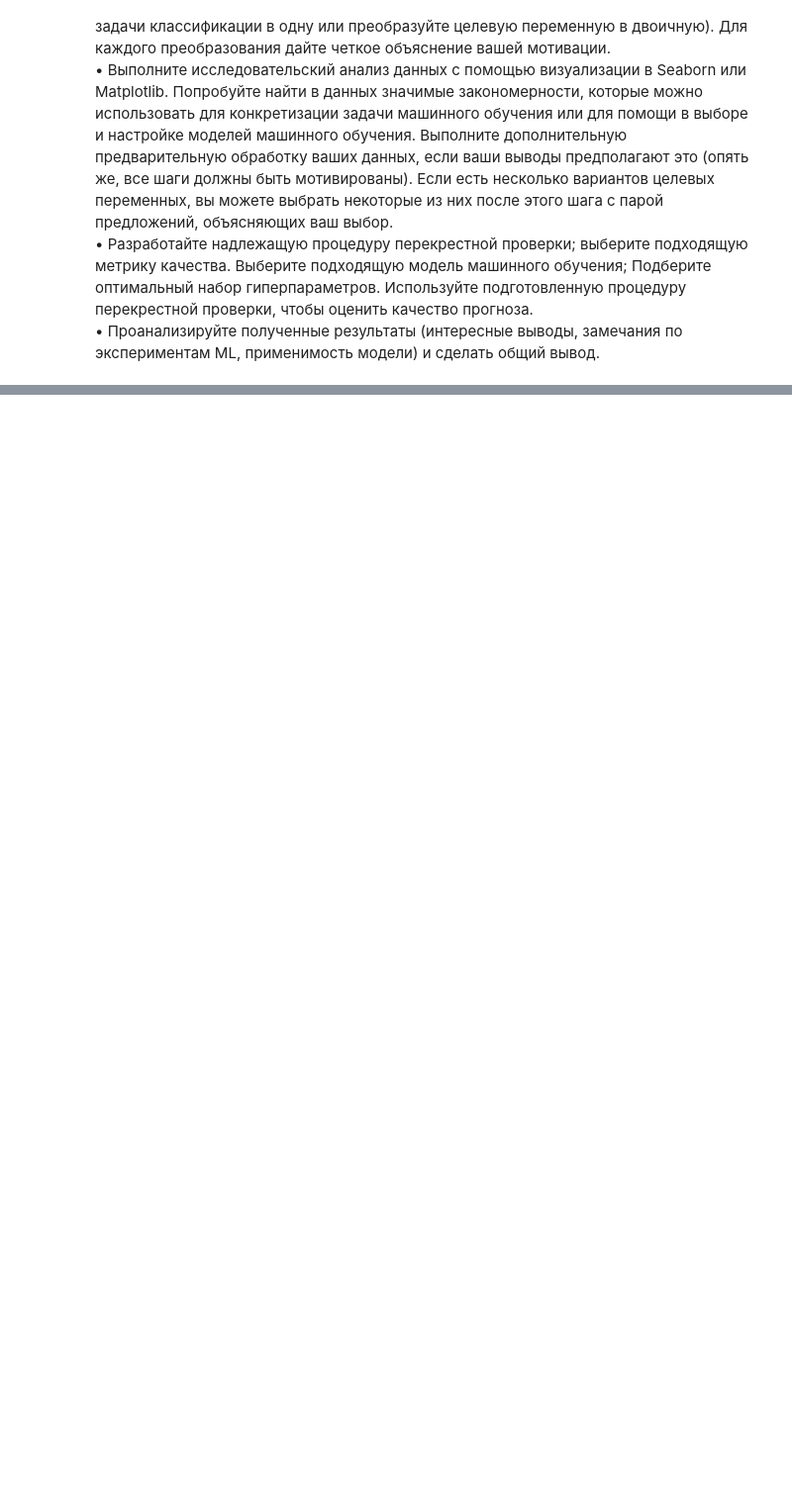
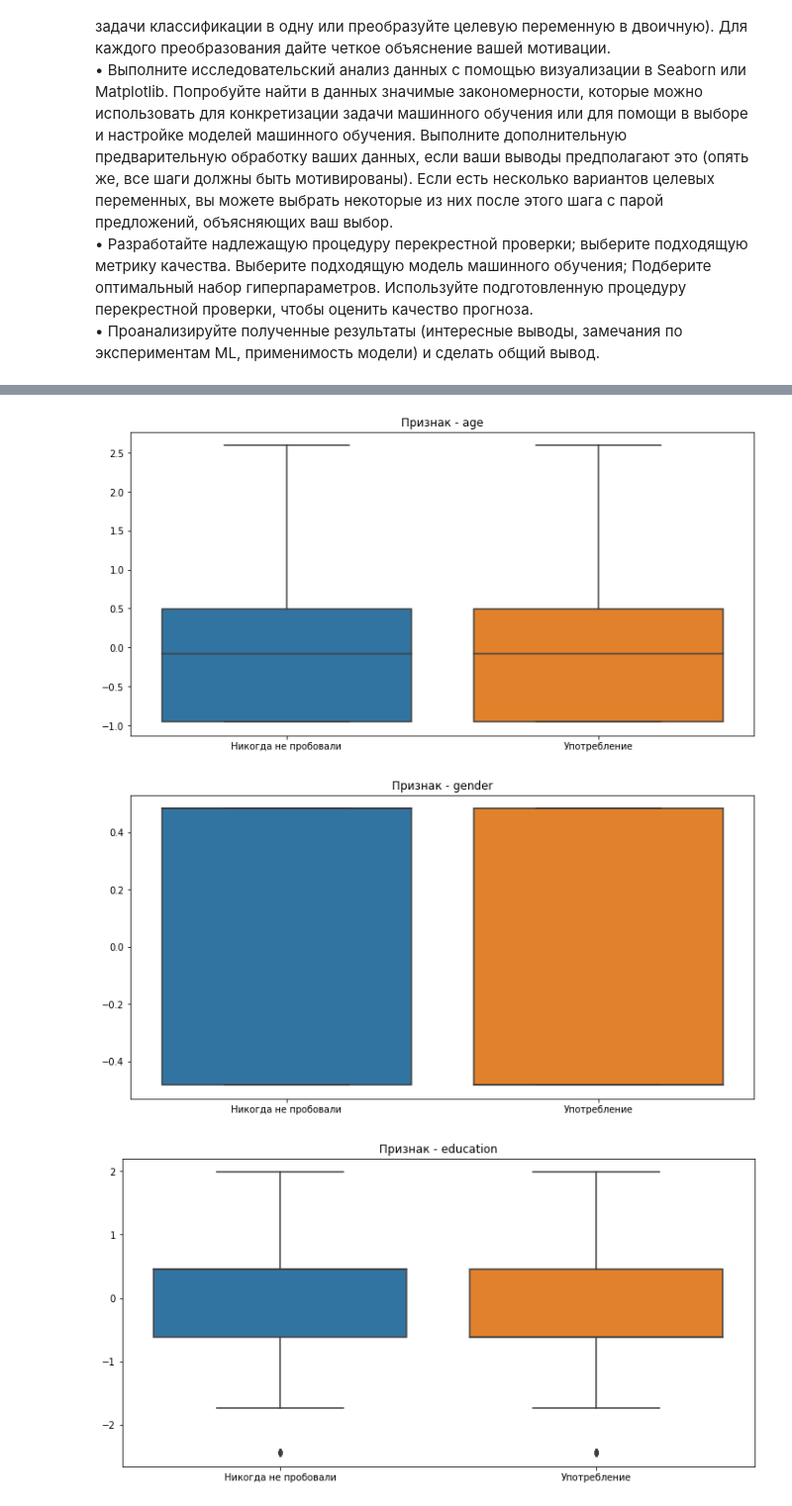
Before and after one commit to YAKOROLEVAZAMKA/emc, a Jupyter notebook: MachineLearning.ipynb, the cells around one changed output, grey strips where cells are left out. Shown at 99% size. Cells and saved outputs as stored; diff of their text form; code cells hidden in the pictures; blank space fills up the shorter version.

```diff
--- a/MachineLearning.ipynb
+++ b/MachineLearning.ipynb
@@ -14,0 +349,17 @@
+# %%
+for weight in weights:
+    plt.figure(figsize=(12, 6))
+    sns.boxplot(
+        x=target,
+        y=df_clean[weight],
+        data=df_clean
+    )
+    plt.xticks((0, 1), ('Никогда не пробовали', 'Употребление'))
+    plt.xlabel('')
+    plt.ylabel('')
+    plt.title('Признак - ' + weight)
+    plt.show()
+# %% [output]
+[figure, added]
+[figure, added]
+[figure, added]
```
Also changed, not shown: parts of 40 cells of this notebook.
